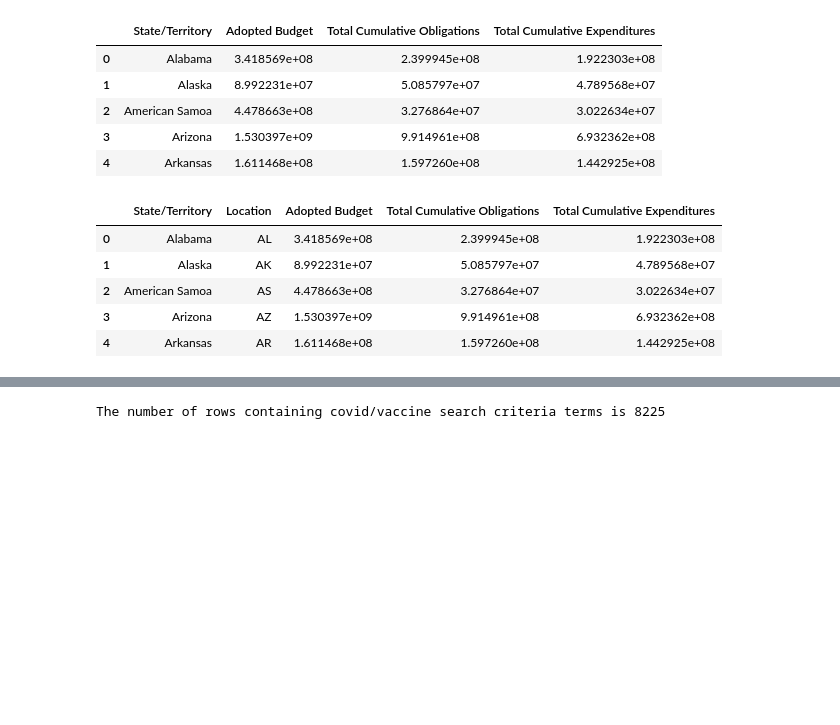
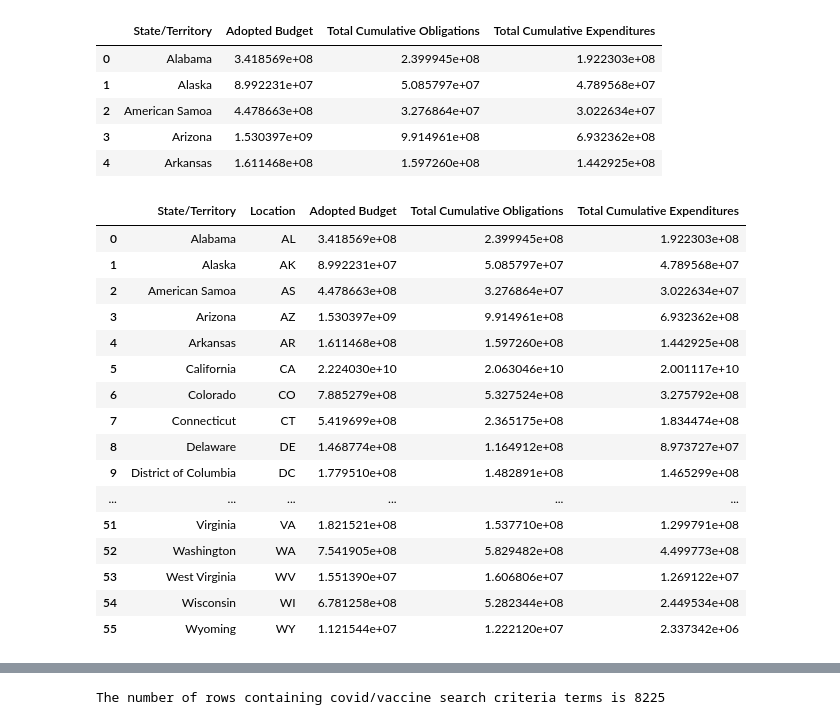
Before and after one commit to Evdawg/Project_1_Covid_Data, a Jupyter notebook: aaliyah_work_Project_1_covid.ipynb, the cells around one changed output, grey strips where cells are left out. Cells and saved outputs as stored; diff of their text form; code cells hidden in the pictures; blank space fills up the shorter version.

Commit message:
g 5/16/2023: Finished combined dataframe for EARN workbook sheets. Fixed state abbrevation dictionary. Ready to implement into Main notebook.

```diff
--- a/aaliyah_work_Project_1_covid.ipynb
+++ b/aaliyah_work_Project_1_covid.ipynb
@@ -234,35 +223,46 @@ us_state_to_abbrev = {
     "South Dakota": "SD",
     "Tennessee": "TN",
     "Texas": "TX",
     "Utah": "UT",
     "Vermont": "VT",
     "Virginia": "VA",
     "Washington": "WA",
     "West Virginia": "WV",
     "Wisconsin": "WI",
     "Wyoming": "WY",
     "District of Columbia": "DC",
     "American Samoa": "AS",
     "Guam": "GU",
     "Northern Mariana Islands": "MP",
     "Puerto Rico": "PR",
     "United States Minor Outlying Islands": "UM",
-    "U.S. Virgin Islands": "VI",
+    "Virgin Islands": "VI",
 }
 
 # add abbreviated state name column and reorder so the abbrev is after full state name column:
 state_spending_df['Location'] = state_spending_df['State/Territory'].map(us_state_to_abbrev)
 state_spending_df = state_spending_df[['State/Territory', 'Location', 'Adopted Budget',
                                        'Total Cumulative Obligations', 'Total Cumulative Expenditures']]
 
-state_spending_df.head()
+state_spending_df
 # %% [output]
 |  | State/Territory | Location | Adopted Budget | Total Cumulative Obligations | Total Cumulative Expenditures |
 | 0 | Alabama | AL | 3.418569e+08 | 2.399945e+08 | 1.922303e+08 |
 | 1 | Alaska | AK | 8.992231e+07 | 5.085797e+07 | 4.789568e+07 |
 | 2 | American Samoa | AS | 4.478663e+08 | 3.276864e+07 | 3.022634e+07 |
 | 3 | Arizona | AZ | 1.530397e+09 | 9.914961e+08 | 6.932362e+08 |
 | 4 | Arkansas | AR | 1.611468e+08 | 1.597260e+08 | 1.442925e+08 |
+| 5 | California | CA | 2.224030e+10 | 2.063046e+10 | 2.001117e+10 |
+| 6 | Colorado | CO | 7.885279e+08 | 5.327524e+08 | 3.275792e+08 |
+| 7 | Connecticut | CT | 5.419699e+08 | 2.365175e+08 | 1.834474e+08 |
+| 8 | Delaware | DE | 1.468774e+08 | 1.164912e+08 | 8.973727e+07 |
+| 9 | District of Columbia | DC | 1.779510e+08 | 1.482891e+08 | 1.465299e+08 |
+| ... | ... | ... | ... | ... | ... |
+| 51 | Virginia | VA | 1.821521e+08 | 1.537710e+08 | 1.299791e+08 |
+| 52 | Washington | WA | 7.541905e+08 | 5.829482e+08 | 4.499773e+08 |
+| 53 | West Virginia | WV | 1.551390e+07 | 1.606806e+07 | 1.269122e+07 |
+| 54 | Wisconsin | WI | 6.781258e+08 | 5.282344e+08 | 2.449534e+08 |
+| 55 | Wyoming | WY | 1.121544e+07 | 1.222120e+07 | 2.337342e+06 |
 # %%
 # "all_us_projects_df" is for (2) from Joanna's slack message request:
 all_us_projects_df = all_states_df[['Recipient Name', 'State/Territory', 'Recipient Type',
```
Also changed, not shown: parts of 87 cells of this notebook.
